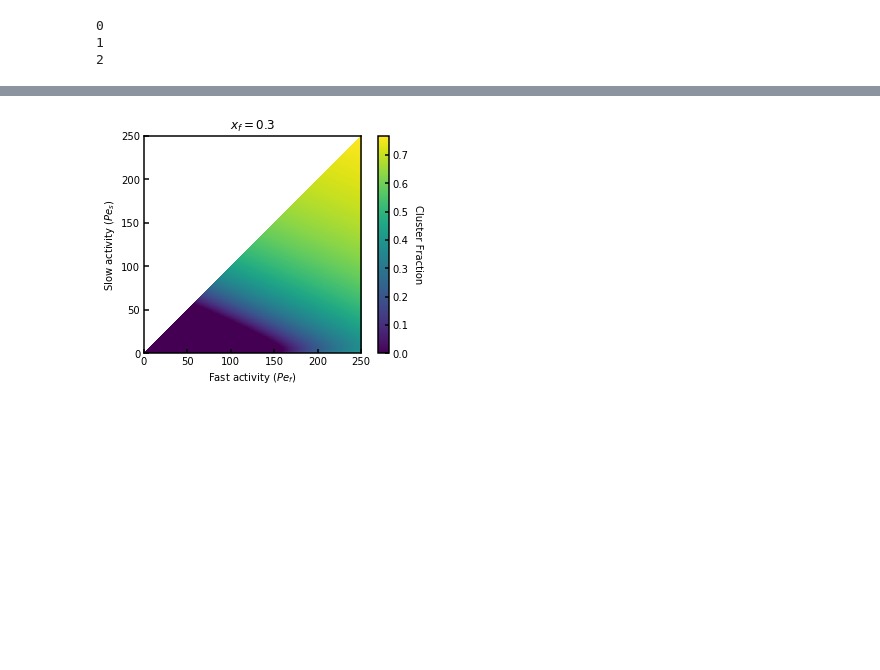
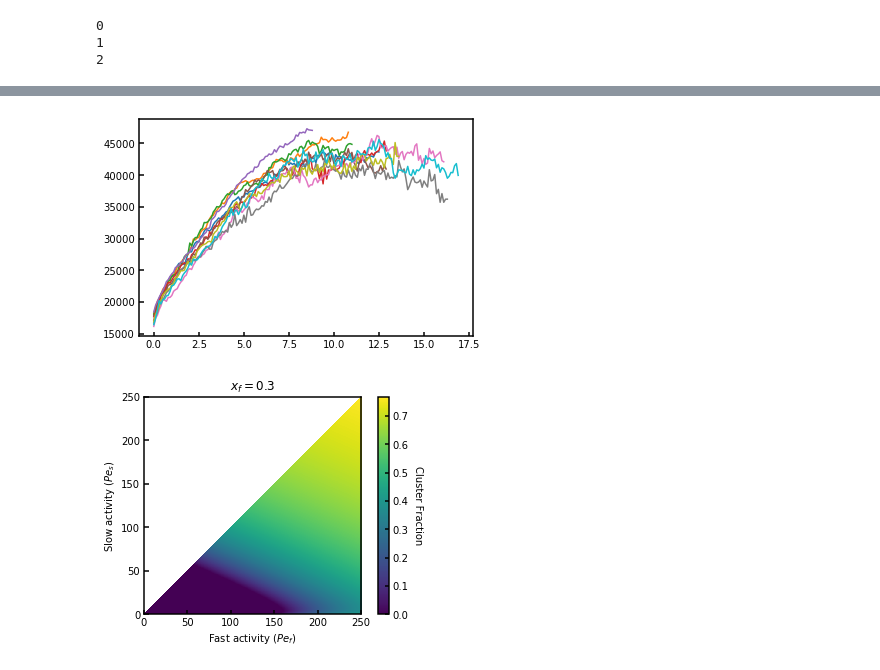
Before and after one commit to kolbt/whingdingdilly, a Jupyter notebook: ipython/binary_soft/analytical/binary_soft.ipynb, the cells around one changed output, grey strips where cells are left out. Saved outputs shown, nothing was run; the diff lists cells and outputs as text; code cells hidden in the pictures; blank space fills up the shorter version.

```diff
--- a/ipython/binary_soft/analytical/binary_soft.ipynb
+++ b/ipython/binary_soft/analytical/binary_soft.ipynb
@@ -363,3 +590,9 @@ for i in range(0, len(epsRange)):
+# %%
+# Let's look at simulation data
+for i in range(0, len(all_comp)):
+    plt.plot(all_comp[i]['tauB'], all_comp[i]['NinLC'])
+# %% [output]
+[figure, added]
 # %%
 # # Let's plot things and see what's happening
 
```
Also changed, not shown: parts of 6 cells of this notebook, 11 other files.
